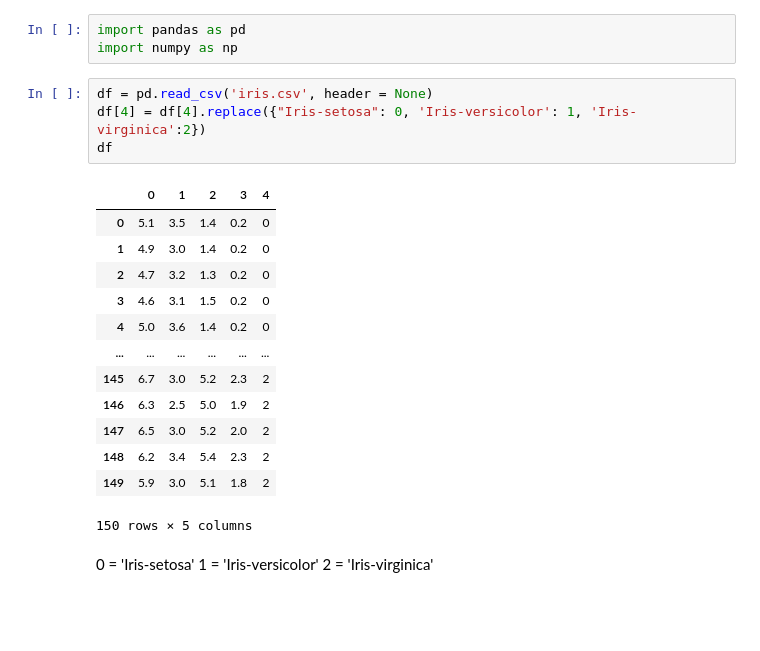
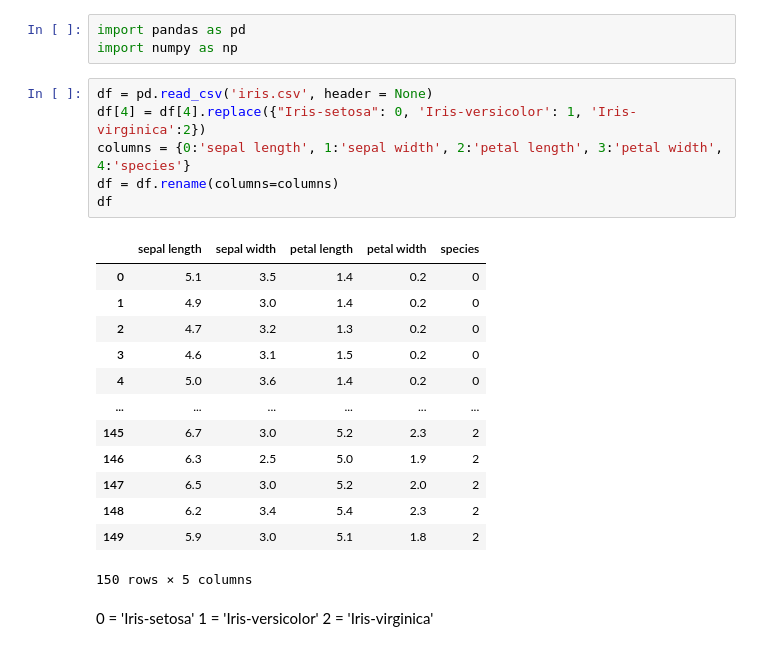
Before and after one commit to IshmamF/machine-learning-447, a Jupyter notebook: assignment1/Fardin_Ishmam_AS02.ipynb, the cells around one changed output. Drawn from its saved outputs; the diff is of its cells as text; blank space fills up the shorter version.

```diff
--- a/assignment1/Fardin_Ishmam_AS02.ipynb
+++ b/assignment1/Fardin_Ishmam_AS02.ipynb
@@ -4,9 +4,11 @@ import numpy as np
 # %%
 df = pd.read_csv('iris.csv', header = None)
 df[4] = df[4].replace({"Iris-setosa": 0, 'Iris-versicolor': 1, 'Iris-virginica':2})
+columns = {0:'sepal length', 1:'sepal width', 2:'petal length', 3:'petal width', 4:'species'}
+df = df.rename(columns=columns)
 df
 # %% [output]
-|  | 0 | 1 | 2 | 3 | 4 |
+|  | sepal length | sepal width | petal length | petal width | species |
 | 0 | 5.1 | 3.5 | 1.4 | 0.2 | 0 |
 | 1 | 4.9 | 3.0 | 1.4 | 0.2 | 0 |
 | 2 | 4.7 | 3.2 | 1.3 | 0.2 | 0 |
```
Also changed, not shown: parts of 7 cells of this notebook.
